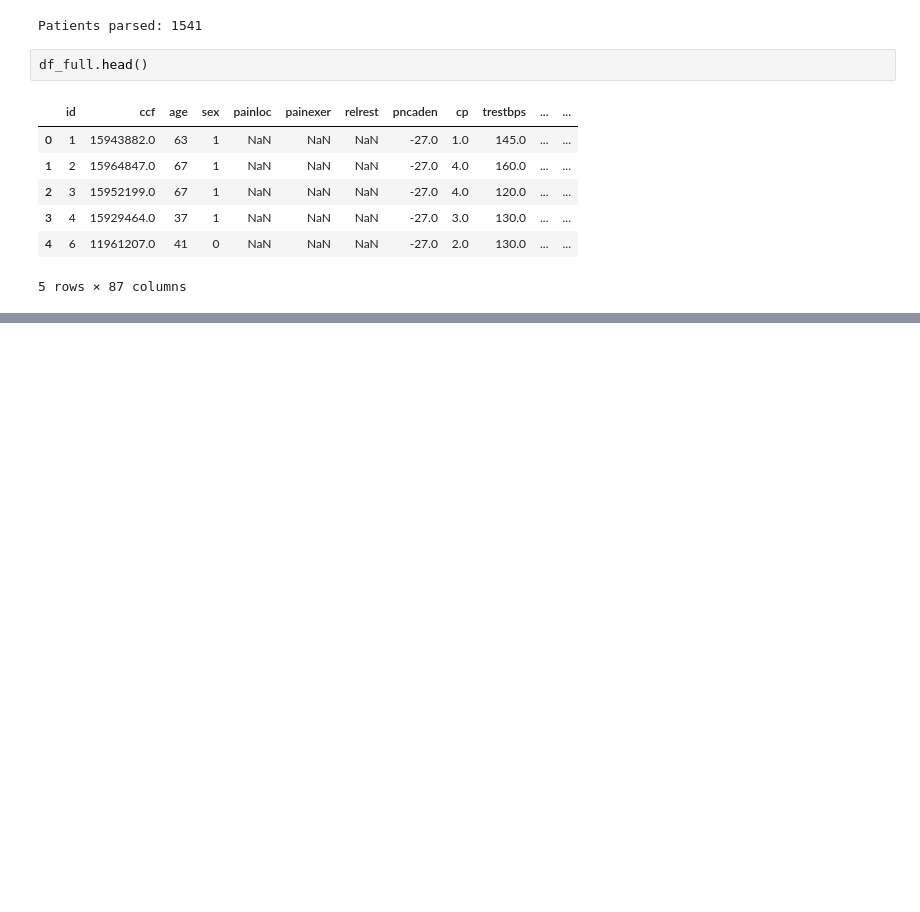
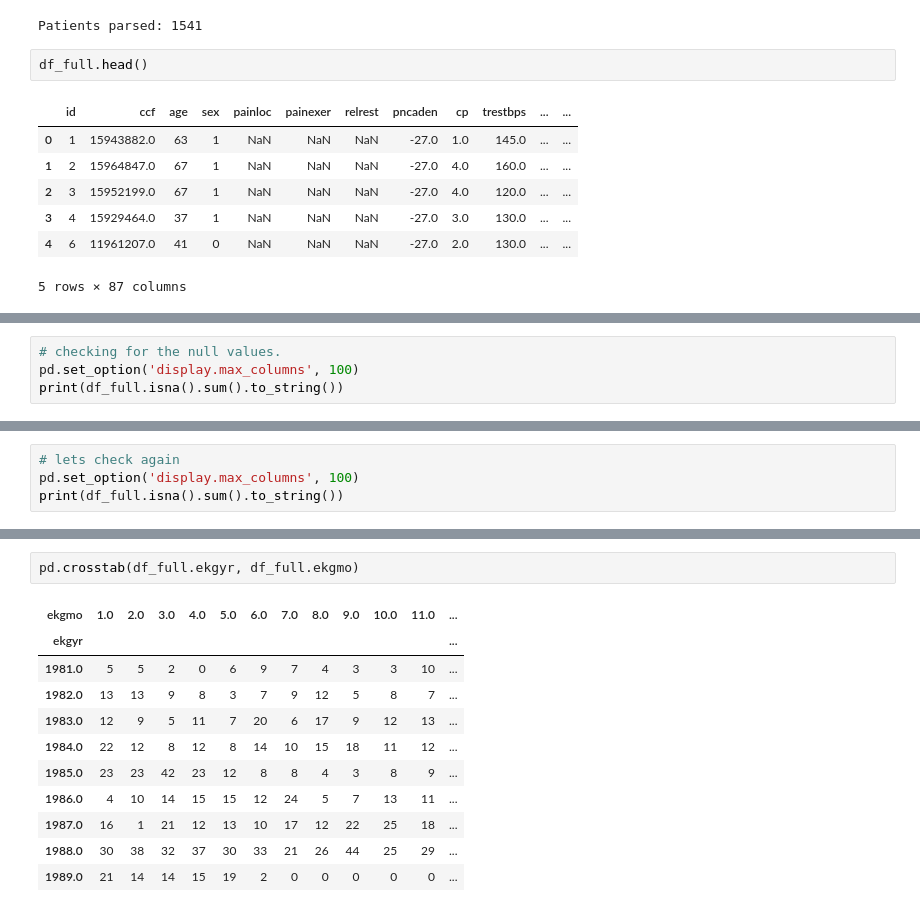
Before and after one commit to Abhi-pacific/heart-disease-prediction-project, a Jupyter notebook: Heart_disease_prediction.ipynb, the cells around one changed output, grey strips where cells are left out. Saved outputs shown, nothing was run; the diff lists cells and outputs as text; blank space fills up the shorter version.

```diff
--- a/Heart_disease_prediction.ipynb
+++ b/Heart_disease_prediction.ipynb
@@ -53,0 +215,4 @@ df_full.head()
+# %%
+# checking for the null values.
+pd.set_option('display.max_columns', 100)
+print(df_full.isna().sum().to_string())
@@ -53,0 +240,4 @@ df_full.head()
+# %%
+# lets check again
+pd.set_option('display.max_columns', 100)
+print(df_full.isna().sum().to_string())
@@ -53,0 +288,14 @@ df_full.head()
+# %%
+pd.crosstab(df_full.ekgyr, df_full.ekgmo)
+# %% [output]
+| ekgmo | 1.0 | 2.0 | 3.0 | 4.0 | 5.0 | 6.0 | 7.0 | 8.0 | 9.0 | 10.0 | 11.0 | ... |
+| ekgyr |  |  |  |  |  |  |  |  |  |  |  | ... |
+| 1981.0 | 5 | 5 | 2 | 0 | 6 | 9 | 7 | 4 | 3 | 3 | 10 | ... |
+| 1982.0 | 13 | 13 | 9 | 8 | 3 | 7 | 9 | 12 | 5 | 8 | 7 | ... |
+| 1983.0 | 12 | 9 | 5 | 11 | 7 | 20 | 6 | 17 | 9 | 12 | 13 | ... |
+| 1984.0 | 22 | 12 | 8 | 12 | 8 | 14 | 10 | 15 | 18 | 11 | 12 | ... |
+| 1985.0 | 23 | 23 | 42 | 23 | 12 | 8 | 8 | 4 | 3 | 8 | 9 | ... |
+| 1986.0 | 4 | 10 | 14 | 15 | 15 | 12 | 24 | 5 | 7 | 13 | 11 | ... |
+| 1987.0 | 16 | 1 | 21 | 12 | 13 | 10 | 17 | 12 | 22 | 25 | 18 | ... |
+| 1988.0 | 30 | 38 | 32 | 37 | 30 | 33 | 21 | 26 | 44 | 25 | 29 | ... |
+| 1989.0 | 21 | 14 | 14 | 15 | 19 | 2 | 0 | 0 | 0 | 0 | 0 | ... |
```
Also changed, not shown: parts of 11 cells of this notebook.
